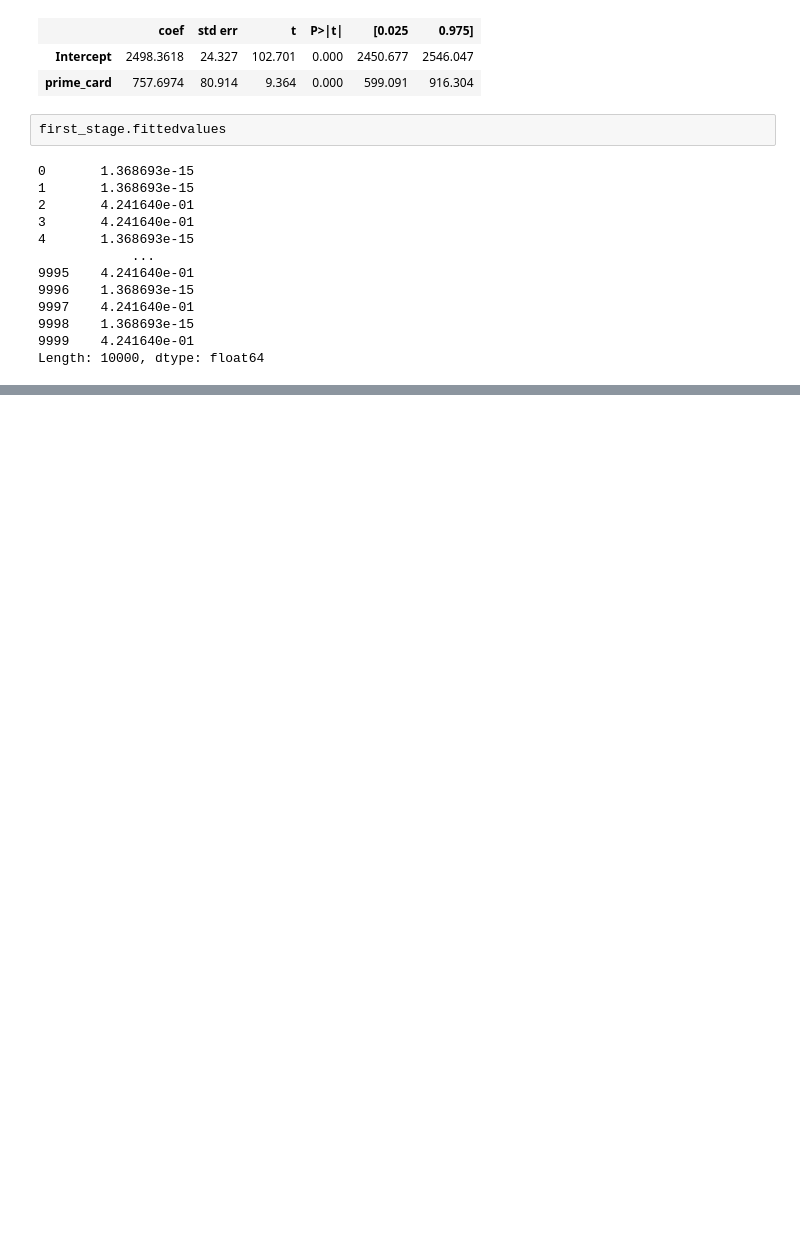
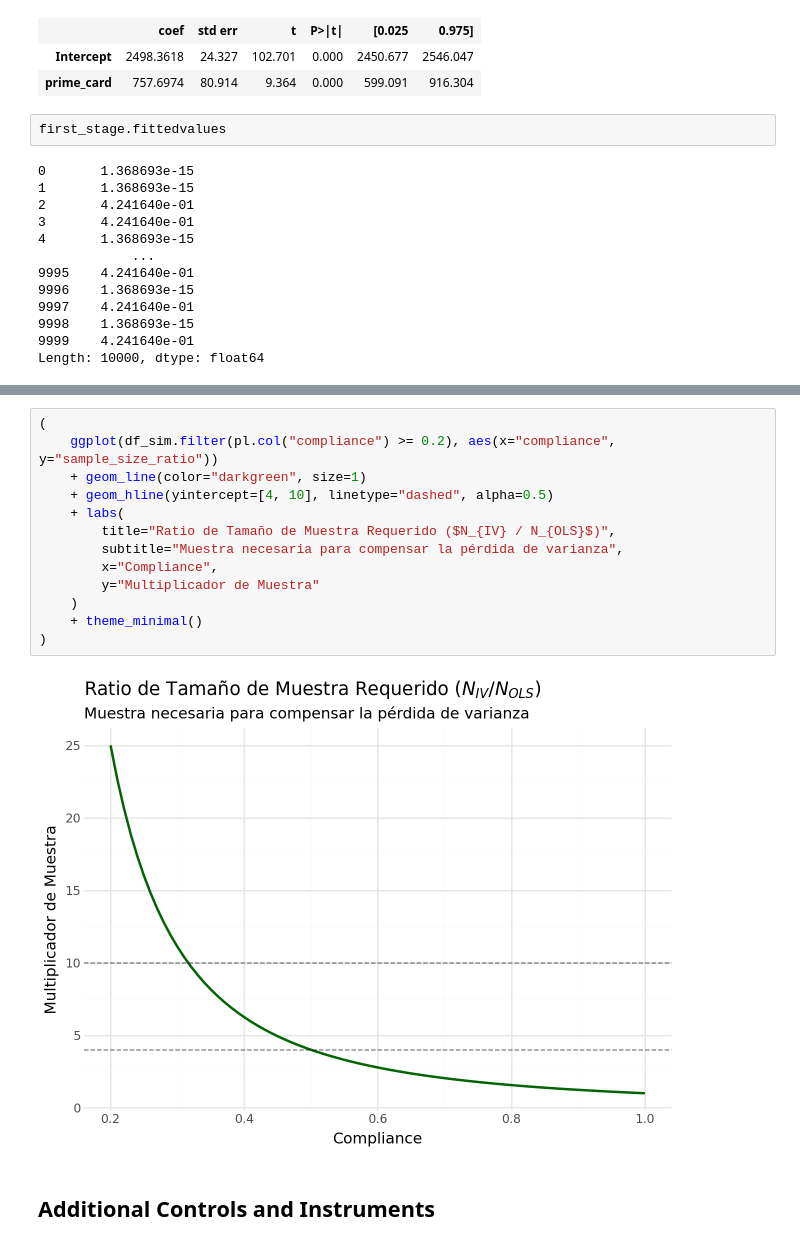
Before and after one commit to Sechi42/Causal_Inference-with-python, a Jupyter notebook: ch11/Noncompliance_and_intruments.ipynb, the cells around one changed output, grey strips where cells are left out. Cells and saved outputs as stored; diff of their text form; blank space fills up the shorter version.

```diff
--- a/ch11/Noncompliance_and_intruments.ipynb
+++ b/ch11/Noncompliance_and_intruments.ipynb
@@ -139,0 +227,17 @@ Length: 10000, dtype: float64
+# %%
+(
+    ggplot(df_sim.filter(pl.col("compliance") >= 0.2), aes(x="compliance", y="sample_size_ratio"))
+    + geom_line(color="darkgreen", size=1)
+    + geom_hline(yintercept=[4, 10], linetype="dashed", alpha=0.5)
+    + labs(
+        title="Ratio de Tamaño de Muestra Requerido ($N_{IV} / N_{OLS}$)",
+        subtitle="Muestra necesaria para compensar la pérdida de varianza",
+        x="Compliance",
+        y="Multiplicador de Muestra"
+    )
+    + theme_minimal()
+)
+# %% [output]
+[figure, added]
+# %% [markdown]
+## Additional Controls and Instruments
```
Also changed, not shown: parts of 30 cells of this notebook.
